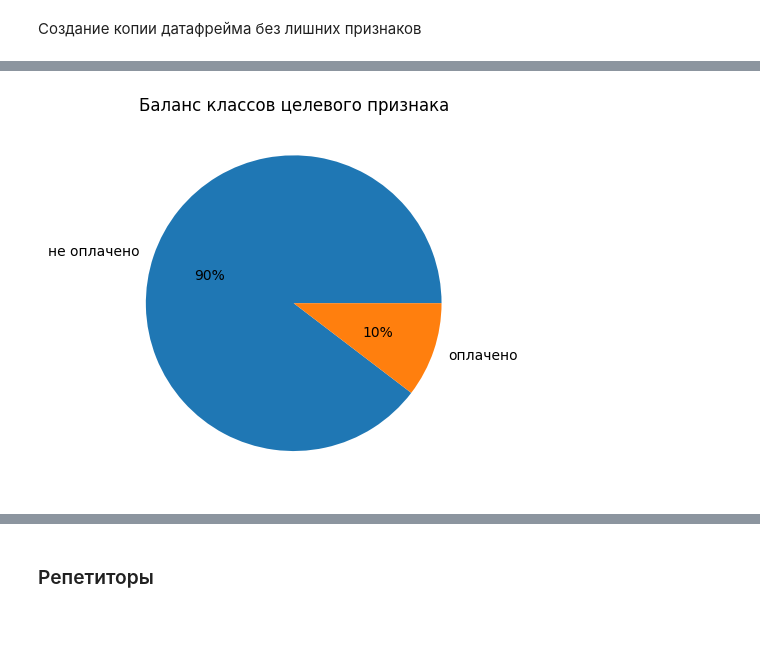
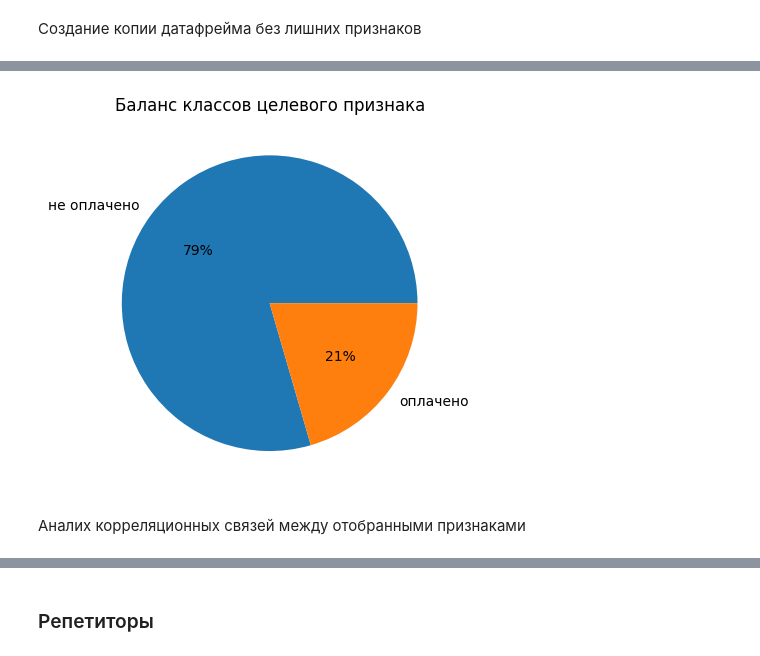
Before and after one commit to denis-42ds/classification_of_payment_requests, a Jupyter notebook: classification_of_payment_requests.ipynb, the cells around one changed output, grey strips where cells are left out. Saved outputs shown, nothing was run; the diff lists cells and outputs as text; code cells hidden in the pictures; blank space fills up the shorter version.

```diff
--- a/classification_of_payment_requests.ipynb
+++ b/classification_of_payment_requests.ipynb
@@ -448,0 +531,3 @@ memory usage: 228.3+ MB
+# %%
+orders['pupil_category_new_id'] = orders['pupil_category_new_id'].fillna(-1)
+orders['pupil_category_new_id'] = orders['pupil_category_new_id'].astype('int8')
@@ -448,0 +670,4 @@ memory usage: 228.3+ MB
+# %%
+orders['source_id'] = orders['source_id'].astype('int8')
+print(f"""уникальные значения source_id:
+{orders['source_id'].value_counts().sort_index(ascending=False)}""")
@@ -449,3 +698,17 @@ memory usage: 228.3+ MB
+# %%
+# Создание групп по original_order_id
+orders['order_group'] = orders['original_order_id'].fillna(orders['id'])
+
+# Проверка и проставление значения 1 в поле fact_of_payment для групп с хотя бы одной записью с fact_of_payment = 1
+orders['fact_of_payment'] = (orders
+                             .groupby('order_group')['fact_of_payment']
+                             .transform(lambda x: 1 if x.any() else x))
+
+# Оставление только строк с пустым значением в original_order_id
+orders = orders[orders['original_order_id'].isnull()]
+
+# Удаление временного столбца group
+orders = orders.drop('order_group', axis=1)
 # %%
 print(f"текущая размерность таблицы: {orders.shape}")
 print(f"текущее количество уникальных номеров заявок: {orders['id'].nunique()}")
@@ -460,9 +723,21 @@ orders_processed = orders_processed.drop(['order_date',
                                           'purpose',
                                           'lesson_price',
                                           'lesson_place',
+                                          'add_info',
                                           'start_date',
+                                          'working_teacher_id',
+                                          'status_id',
+                                          'comments',
+                                          'prefered_teacher_id',
                                           'first_lesson_date',
+                                          'creator_id',
+                                          'teacher_age_from',
+                                          'teacher_age_to',
+                                          'original_order_id',
+                                          'client_id',
+                                          'additional_status_id',
+                                          'max_metro_distance',
+                                          'estimated_fee',
                                           'payment_date',
-                                          'prefered_teacher_id',
-                                          'status_id'],
+                                          'is_display_to_teachers'],
                                          axis=1)
@@ -469,10 +764,12 @@ orders_processed = orders_processed.drop(['order_date',
 # %%
 labels = 'не оплачено', 'оплачено'
-sizes = [orders['fact_of_payment'].value_counts()[0],
-         orders['fact_of_payment'].value_counts()[1]]
+sizes = [orders_processed['fact_of_payment'].value_counts()[0],
+         orders_processed['fact_of_payment'].value_counts()[1]]
 fig1, ax1 = plt.subplots()
 ax1.pie(sizes, labels=labels, autopct='%1.0f%%')
 plt.title('Баланс классов целевого признака', size=12)
 plt.show()
 # %% [output]
-[figure, old version]
+[figure, new version]
+# %% [markdown]
+Аналих корреляционных связей между отобранными признаками
```
Also changed, not shown: parts of 37 cells of this notebook.
